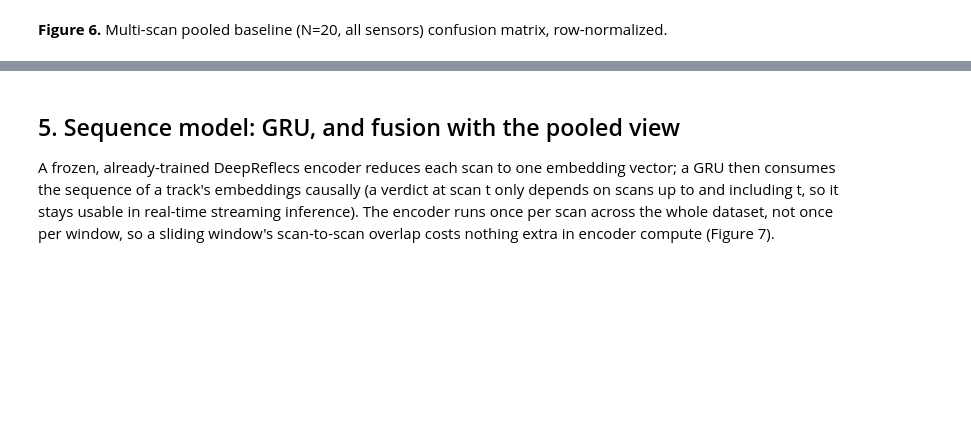
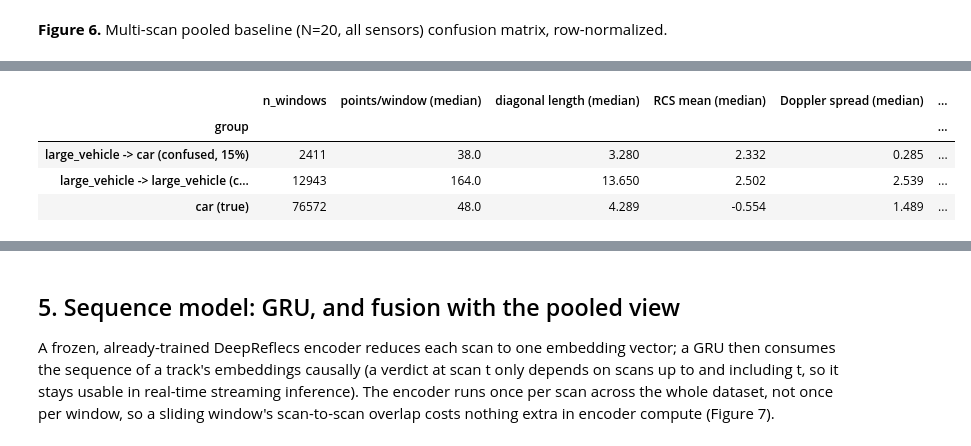
Before and after one commit to brunopinto900/radar-ml-autonomous-driving, a Jupyter notebook: notebooks/final_report.ipynb, the cells around one changed output, grey strips where cells are left out. Saved outputs shown, nothing was run; the diff lists cells and outputs as text; code cells hidden in the pictures; blank space fills up the shorter version.

```diff
--- a/notebooks/final_report.ipynb
+++ b/notebooks/final_report.ipynb
@@ -267,0 +362,43 @@ every class improved substantially over Section 2's single-scan numbers (Figure
+# %%
+idx_lv, idx_car = MLP_CLASSES.index("large_vehicle"), MLP_CLASSES.index("car")
+mask_confused_lv = (y_test == idx_lv) & (y_pred_cm == idx_car)
+mask_lv_correct = (y_test == idx_lv) & (y_pred_cm == idx_lv)
+mask_car_true = y_test == idx_car
+
+
+def window_stats_full(mask, label):
+    idxs = np.where(mask)[0]
+    sets = [test_sets[i] for i in idxs]
+    n_points = np.array([s.shape[0] for s in sets])
+    extent_x = np.array([np.ptp(s[:, 0]) for s in sets])
+    extent_y = np.array([np.ptp(s[:, 1]) for s in sets])
+    diagonal = np.sqrt(extent_x**2 + extent_y**2)
+    rcs_mean = np.array([s[:, 2].mean() for s in sets])
+    doppler_spread = np.array([s[:, 3].std() for s in sets])
+    range_mean = np.array([s[:, 4].mean() for s in sets])
+    rcs_variation = temporal_feats_cm[idxs, rcs_var_col]
+    vr_variation = temporal_feats_cm[idxs, vr_var_col]
+    return {
+        "group": label, "n_windows": len(sets),
+        "points/window (median)": np.median(n_points),
+        "diagonal length (median)": np.median(diagonal),
+        "RCS mean (median)": np.median(rcs_mean),
+        "Doppler spread (median)": np.median(doppler_spread),
+        "range (median)": np.median(range_mean),
+        "RCS temporal variation (median)": np.median(rcs_variation),
+        "vr temporal variation (median)": np.median(vr_variation),
+    }
+
+
+summary_lv = pd.DataFrame([
+    window_stats_full(mask_confused_lv, "large_vehicle -> car (confused, 15%)"),
+    window_stats_full(mask_lv_correct, "large_vehicle -> large_vehicle (correct)"),
+    window_stats_full(mask_car_true, "car (true)"),
+]).set_index("group").round(3)
+summary_lv
+# %% [output]
+|  | n_windows | points/window (median) | diagonal length (median) | RCS mean (median) | Doppler spread (median) | ... |
+| group |  |  |  |  |  | ... |
+| large_vehicle -> car (confused, 15%) | 2411 | 38.0 | 3.280 | 2.332 | 0.285 | ... |
+| large_vehicle -> large_vehicle (c... | 12943 | 164.0 | 13.650 | 2.502 | 2.539 | ... |
+| car (true) | 76572 | 48.0 | 4.289 | -0.554 | 1.489 | ... |
```
Also changed, not shown: parts of 7 cells of this notebook, 15 other files.
